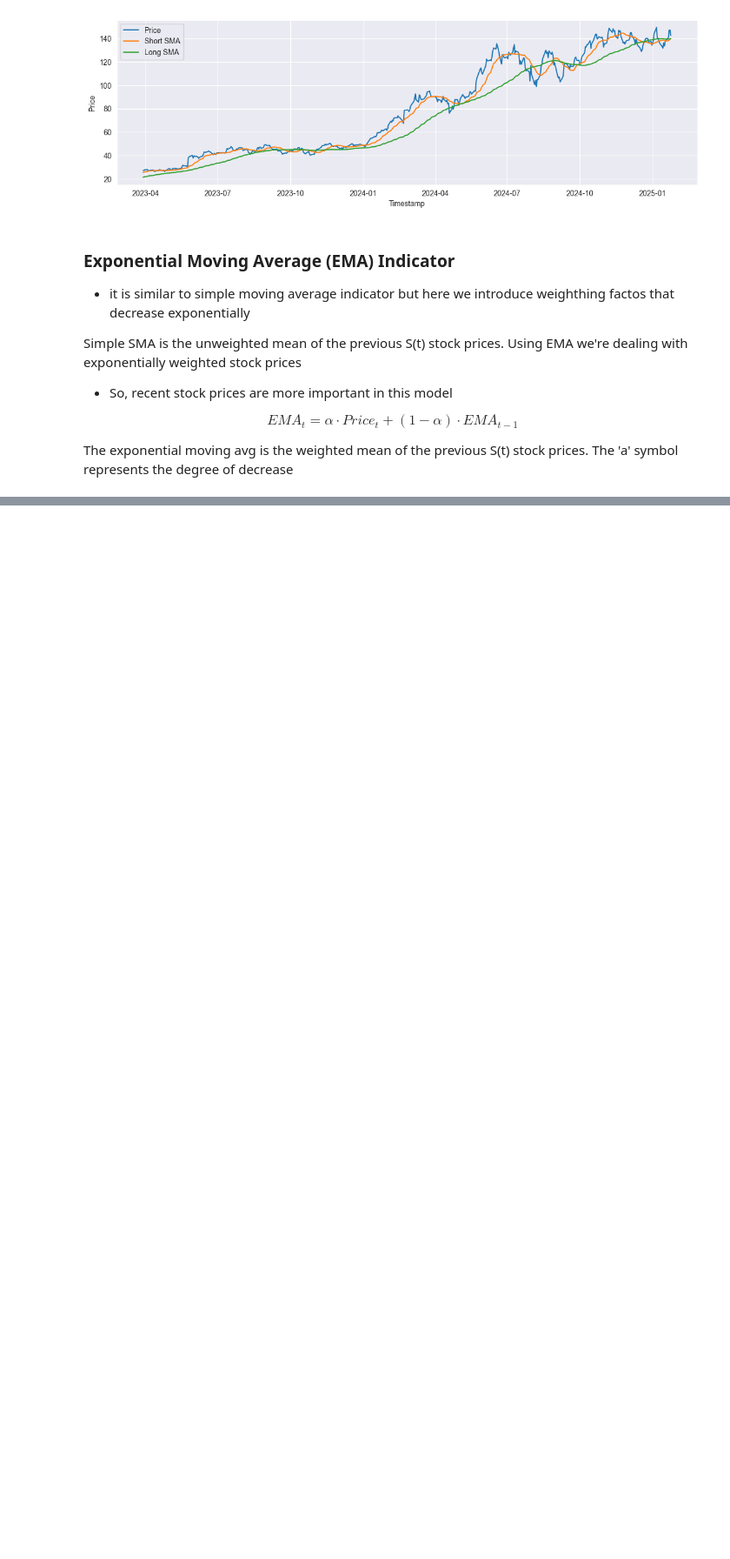
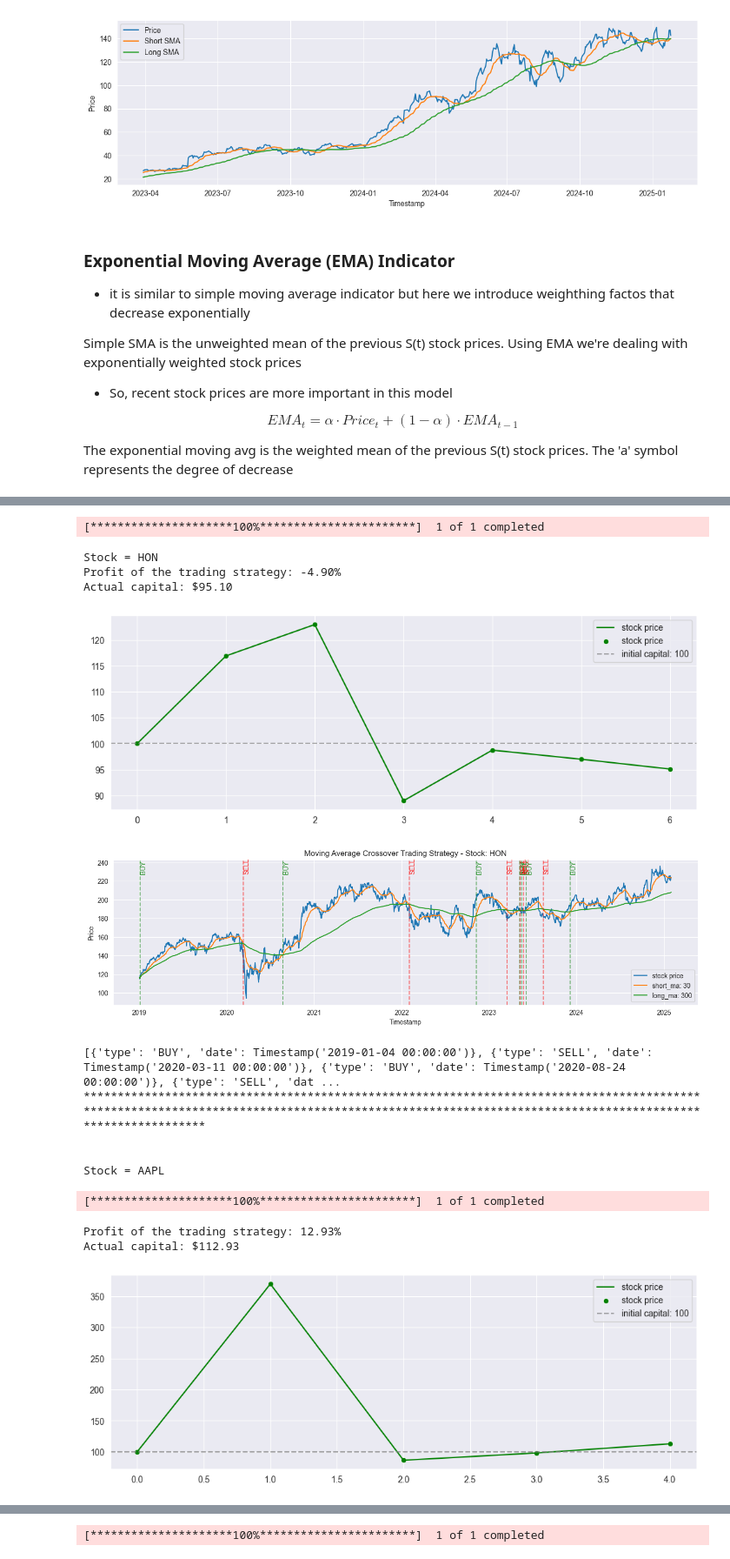
Before and after one commit to zzznavarrete/trading_algor_notes, a Jupyter notebook: 01_technical_indicators.ipynb, the cells around one changed output, grey strips where cells are left out. Shown at 87% size. Cells and saved outputs as stored; diff of their text form; code cells hidden in the pictures; blank space fills up the shorter version.

```diff
--- a/01_technical_indicators.ipynb
+++ b/01_technical_indicators.ipynb
@@ -205,0 +356,42 @@ See the caveats in the documentation: https://pandas.pydata.org/pandas-docs/stab
+# %%
+if __name__ == '__main__':
+
+    import datetime
+
+    stock_list:list = ['HON', 'AAPL', 'NVDA', 'TSLA', 'BTC-USD']
+    short_period:int = 30 # days
+    long_period:int = 300 # days
+
+    for stock in stock_list:
+        print(f'Stock = {stock}')
+
+        start_date = datetime.datetime(2019, 1, 1)
+        end_date = datetime.datetime(2025, 2, 1)
+        strategy = MovingAverageCrossover(100, stock, start_date, end_date, 30,300)
+
+        strategy.download_data()
+        strategy.construct_signals()
+        strategy.simulate()
+        strategy.plot_equity()
+        strategy.plot_signals(plot_trading_dates=True)
+
+
+        print(strategy.trading_dates)
+        print('*'*200)
+        print("\n")
+# %% [output]
+[*********************100%***********************]  1 of 1 completed
+Stock = HON
+Profit of the trading strategy: -4.90%
+Actual capital: $95.10
+[figure, added]
+[figure, added]
+[{'type': 'BUY', 'date': Timestamp('2019-01-04 00:00:00')}, {'type': 'SELL', 'date': Timestamp('2020-03-11 00:00:00')}, {'type': 'BUY', 'date': Timestamp('2020-08-24 00:00:00')}, {'type': 'SELL', 'dat ...
+********************************************************************************************************************************************************************************************************
+
+
+Stock = AAPL
+[*********************100%***********************]  1 of 1 completed
+Profit of the trading strategy: 12.93%
+Actual capital: $112.93
+[figure, added]
@@ -205,0 +404 @@ See the caveats in the documentation: https://pandas.pydata.org/pandas-docs/stab
+[*********************100%***********************]  1 of 1 completed
```
Also changed, not shown: parts of 5 cells of this notebook, 2 other files.
